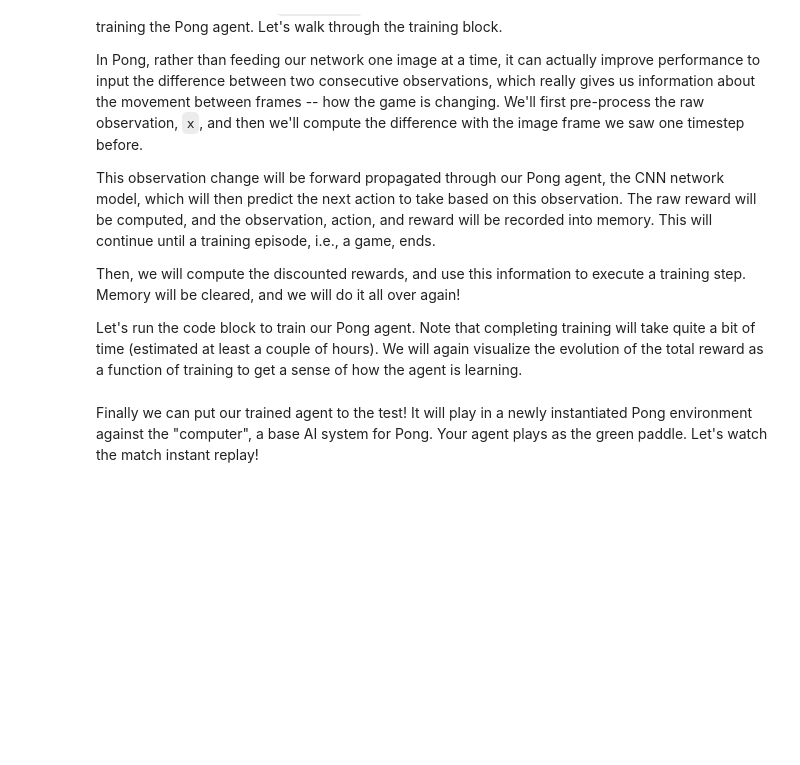
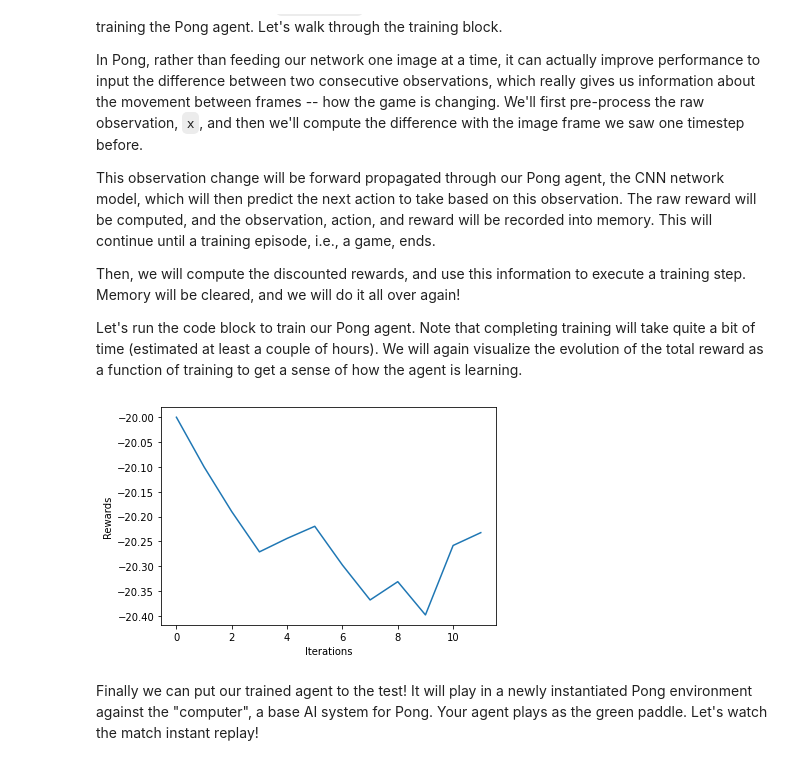
Before and after one commit to newrol/6.S191, a Jupyter notebook: lab3 reinforcement learning/RL.ipynb, the cells around one changed output. Drawn from its saved outputs; the diff is of its cells as text; code cells hidden in the pictures; blank space fills up the shorter version.

```diff
--- a/lab3 reinforcement learning/RL.ipynb
+++ b/lab3 reinforcement learning/RL.ipynb
@@ -182,9 +199,10 @@ class Memory:
       self.observations.append(new_observation)
       '''TODO: update the list of actions with new action'''
       # TODO: your update code here
+      self.actions.append(new_action)
       '''TODO: update the list of rewards with new reward'''
       # TODO: your update code here
-
+      self.rewards.append(new_reward)
 memory = Memory()
 # %% [markdown]
 ## 3.3 Reward function
@@ -240,9 +258,12 @@ Let's begin by defining the loss function.
 # Returns:
 #   loss
 def compute_loss(logits, actions, rewards):
+
   '''TODO: complete the function call to compute the negative log probabilities'''
-  neg_logprob = tf.nn.sparse_softmax_cross_entropy_with_logits(logits='''TODO''', labels='''TODO''')
+  neg_logprob = tf.nn.sparse_softmax_cross_entropy_with_logits(logits=logits, labels=actions)
 
+  print(type(rewards))
   '''TODO: scale the negative log probability by the rewards'''
-  loss = tf.reduce_mean('''TODO''')
+  loss = tf.reduce_mean(neg_logprob * rewards)
+
   return loss
@@ -257,11 +280,11 @@ def train_step(model, optimizer, observations, actions, discounted_rewards):
       logits = model(observations)
 
       '''TODO: call the compute_loss function to compute the loss'''
-      loss = compute_loss('''TODO''', '''TODO''', '''TODO''')
+      loss = compute_loss(logits, actions, discounted_rewards)
 
   '''TODO: run backpropagation to minimize the loss using the tape.gradient method.
       Use `model.trainable_variables`'''
-  grads = tape.gradient('''TODO''', model.trainable_variables)
+  grads = tape.gradient(loss, model.trainable_variables)
   optimizer.apply_gradients(zip(grads, model.trainable_variables))
 # %% [markdown]
 ## 3.5 Run cartpole!
@@ -367,10 +406,10 @@ def create_pong_model():
     Conv2D(filters=16, kernel_size=7, strides=4),
 
     # TODO: define convolutional layers with 32 5x5 filters and 2x2 stride
-    Conv2D('''TODO'''),
+    Conv2D(filters=25, kernel_size=5, strides=2),
 
     # TODO: define convolutional layers with 48 3x3 filters and 2x2 stride
-    Conv2D('''TODO'''),
+    Conv2D(filters=48, kernel_size=3, strides=2),
 
     Flatten(),
 
@@ -378,7 +417,7 @@ def create_pong_model():
     Dense(units=64, activation='relu'),
     # TODO: define the output dimension of the last Dense layer.
     # Pay attention to the space the agent needs to act in
-    Dense('''TODO''')
+    Dense(units=n_actions)
 
   ])
   return model
@@ -445,7 +486,7 @@ Let's run the code block to train our Pong agent. Note that completing training
 
 # Hyperparameters
 learning_rate=1e-4
-MAX_ITERS = 10000 # increase the maximum number of episodes, since Pong is more complex!
+MAX_ITERS = 100 # increase the maximum number of episodes, since Pong is more complex!
 
 # Model and optimizer
 pong_model = create_pong_model()
@@ -468,36 +509,38 @@ for i_episode in range(MAX_ITERS):
       # Pre-process image
       current_frame = mdl.lab3.preprocess_pong(observation)
 
       '''TODO: determine the observation change
       Hint: this is the difference between the past two frames'''
-      obs_change = # TODO
+      obs_change = current_frame - previous_frame
 
       '''TODO: choose an action for the pong model, using the frame difference, and evaluate'''
-      action = # TODO
+      action = choose_action(pong_model,obs_change)
       # Take the chosen action
       next_observation, reward, done, info = env.step(action)
 
       '''TODO: save the observed frame difference, the action that was taken, and the resulting reward!'''
-      memory.add_to_memory('''TODO''', '''TODO''', '''TODO''')
+      memory.add_to_memory(obs_change, action, reward)
 
       # is the episode over? did you crash or do so well that you're done?
       if done:
           # determine total reward and keep a record of this
           total_reward = sum(memory.rewards)
           smoothed_reward.append( total_reward )
 
           # begin training
           train_step(pong_model,
                      optimizer,
                      observations = np.stack(memory.observations, 0),
                      actions = np.array(memory.actions),
                      discounted_rewards = discount_rewards(memory.rewards))
 
           memory.clear()
           break
 
       observation = next_observation
       previous_frame = current_frame
+# %% [output]
+[figure, added]
 # %% [markdown]
 Finally we can put our trained agent to the test! It will play in a newly instantiated Pong environment against the "computer", a base AI system for Pong. Your agent plays as the green paddle. Let's watch the match instant replay!
 # %%
```
Also changed, not shown: parts of 12 cells of this notebook.
